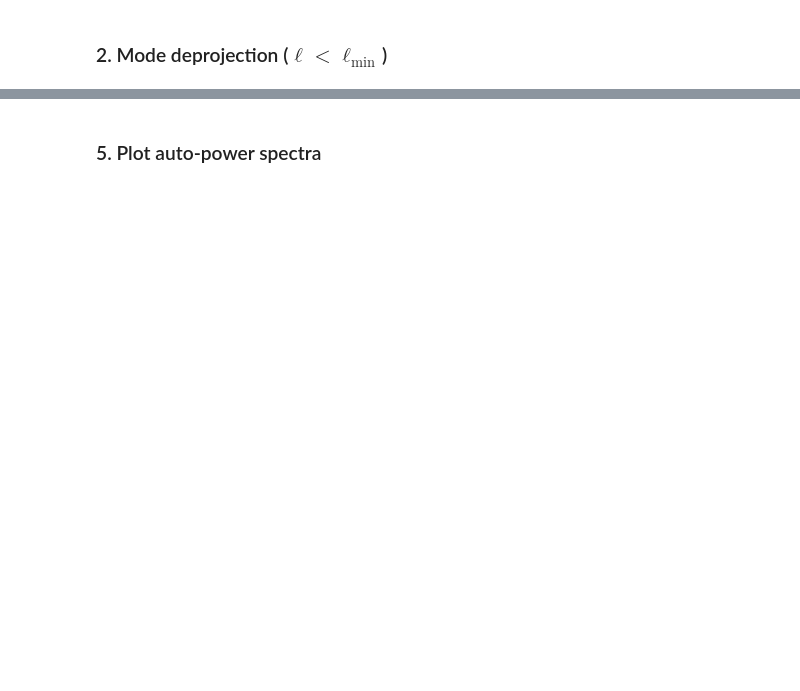
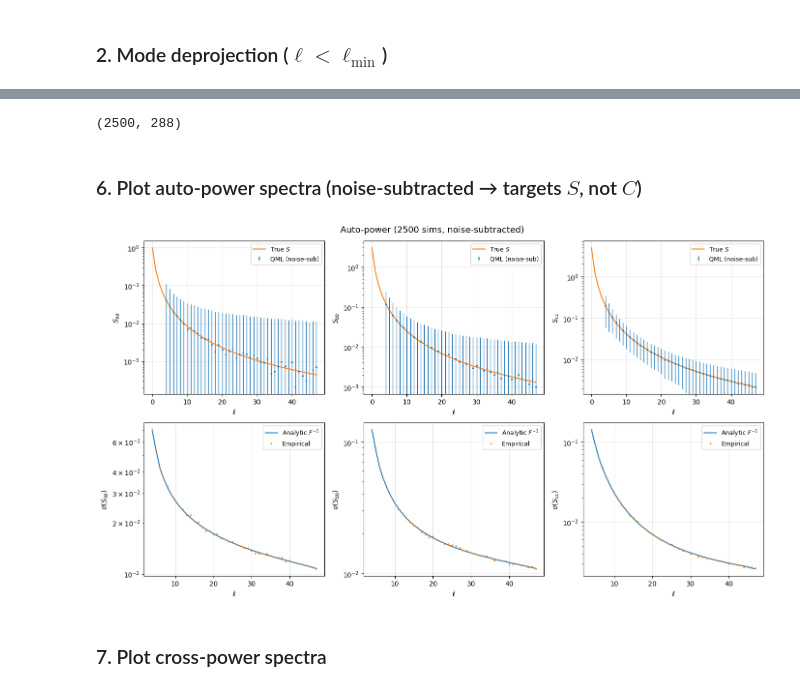
Before and after one commit to ykvasiuk/qmlfast, a Jupyter notebook: example.ipynb, the cells around one changed output, grey strips where cells are left out. Drawn from its saved outputs; the diff is of its cells as text; code cells hidden in the pictures; blank space fills up the shorter version.

```diff
--- a/example.ipynb
+++ b/example.ipynb
@@ -129,13 +183,58 @@ for i in tqdm(range(2500)):
 # %%
-# Remove null block and solve
-ys = np.array(ys)[:, F_idx[:,2]>=ell0]
-F = F[np.ix_(F_idx[:,2]>=ell0, F_idx[:,2]>=ell0)]
-invF = np.linalg.inv(F)
-es = ys @ invF
+# Remove deprojected modes and invert
+active = F_idx[:, 2] >= ell0
+ys_active = ys[:, active]
+F_active = F[np.ix_(active, active)]
+invF = np.linalg.inv(F_active)
+f_idx = F_idx[active]
+
+es = ys_active @ invF.T
 e_mean = es.mean(axis=0)
 err_analytic = invF
-err_empirical = np.cov(es, rowvar=False, ddof=0)
-f_idx = F_idx[F_idx[:,2]>=ell0]
+err_empirical = np.cov(es, rowvar=False, ddof=1)
+# %%
+ys.shape
+# %% [output]
+(2500, 288)
+# %% [markdown]
+### 6. Plot auto-power spectra (noise-subtracted → targets $S$, not $C$)
+# %%
+fig, axs = plt.subplots(2, 3, figsize=(14, 8))
+
+spectra = [
+    ((0,0), S_aa, r'$S_{aa}$'),
+    ((1,1), S_bb, r'$S_{bb}$'),
+    ((2,2), S_cc, r'$S_{cc}$'),
+]
+
+ells_plot = np.arange(ell0, n_ell)
+
+for col, ((fi, fj), S_true, label) in enumerate(spectra):
+    idx = (f_idx[:,0]==fi) & (f_idx[:,1]==fj)
+
+    axs[0, col].errorbar(ells_plot, e_mean[idx],
+                         yerr=np.sqrt(np.diag(err_analytic)[idx]),
+                         fmt='.', ms=3, lw=1, label='QML (noise-sub)')
+    axs[0, col].semilogy(ell, S_true, '-', lw=1.5, label='True $S$')
+    axs[0, col].set_xlabel(r'$\ell$')
+    axs[0, col].set_ylabel(label)
+    axs[0, col].legend(fontsize=9)
+    axs[0, col].grid(alpha=0.3)
+
+    sig_an = np.sqrt(np.diag(err_analytic)[idx])
+    sig_em = np.sqrt(np.diag(err_empirical)[idx])
+    axs[1, col].semilogy(ells_plot, sig_an, '-', lw=1.5, label='Analytic $F^{-1}$')
+    axs[1, col].semilogy(ells_plot, sig_em, '.', ms=3, label='Empirical')
+    axs[1, col].set_xlabel(r'$\ell$')
+    axs[1, col].set_ylabel(f'$\sigma$({label})')
+    axs[1, col].legend(fontsize=9)
+    axs[1, col].grid(alpha=0.3)
+
+plt.suptitle(f'Auto-power ({n_sims} sims, noise-subtracted)', fontsize=13)
+plt.tight_layout()
+plt.show()
+# %% [output]
+[figure, added]
 # %% [markdown]
-### 5. Plot auto-power spectra
+### 7. Plot cross-power spectra
 # %%
```
Also changed, not shown: parts of 19 cells of this notebook, 6 other files.
